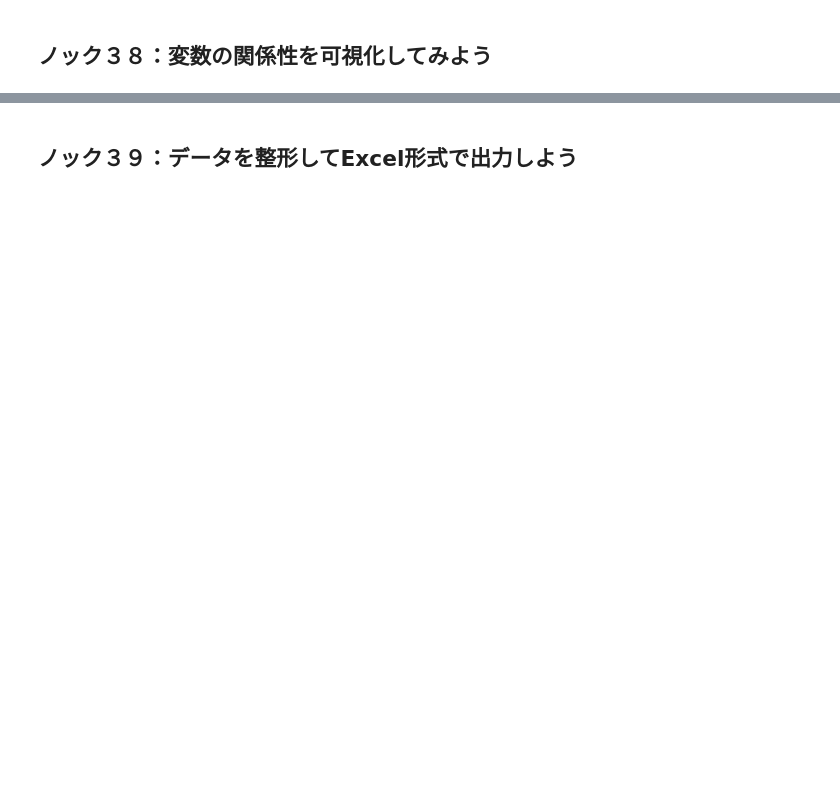
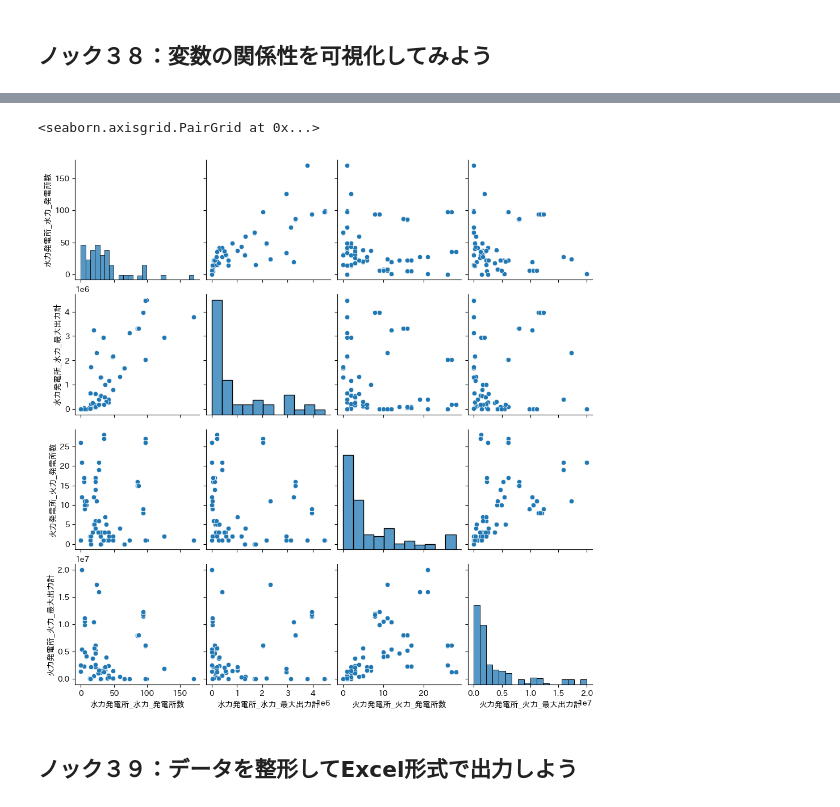
Before and after one commit to shake345/Python100knock, a Jupyter notebook: 2章_加工.ipynb, the cells around one changed output, grey strips where cells are left out. Cells and saved outputs as stored; diff of their text form; code cells hidden in the pictures; blank space fills up the shorter version.

```diff
--- a/2章_加工.ipynb
+++ b/2章_加工.ipynb
@@ -635,2 +666,7 @@ viz_data.head()
+# %%
+sns.pairplot(viz_data.iloc[:,0:4])
+# %% [output]
+<seaborn.axisgrid.PairGrid at 0x...>
+[figure, added]
 # %% [markdown]
 ## ノック３９：データを整形してExcel形式で出力しよう
```
Also changed, not shown: parts of 11 cells of this notebook.
